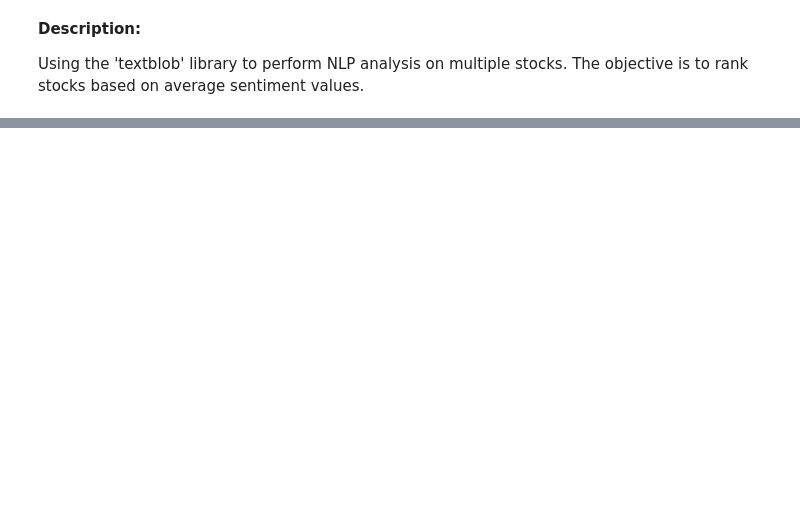
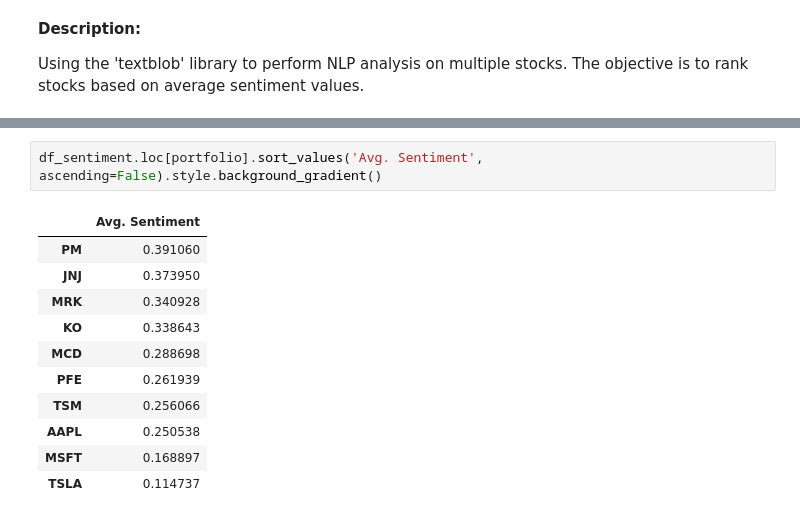
Before and after one commit to kevinhhl/portfolio-management-tools, a Jupyter notebook: AI_Methods_News_headlines_analysis.ipynb, the cells around one changed output, grey strips where cells are left out. Drawn from its saved outputs; the diff is of its cells as text; blank space fills up the shorter version.

```diff
--- a/AI_Methods_News_headlines_analysis.ipynb
+++ b/AI_Methods_News_headlines_analysis.ipynb
@@ -98,0 +78,14 @@ df.sort_values(col2_name, ascending=False).style.background_gradient()
+# %%
+df_sentiment.loc[portfolio].sort_values('Avg. Sentiment', ascending=False).style.background_gradient()
+# %% [output]
+|  | Avg. Sentiment |
+| PM | 0.391060 |
+| JNJ | 0.373950 |
+| MRK | 0.340928 |
+| KO | 0.338643 |
+| MCD | 0.288698 |
+| PFE | 0.261939 |
+| TSM | 0.256066 |
+| AAPL | 0.250538 |
+| MSFT | 0.168897 |
+| TSLA | 0.114737 |
```
Also changed, not shown: parts of 10 cells of this notebook.
